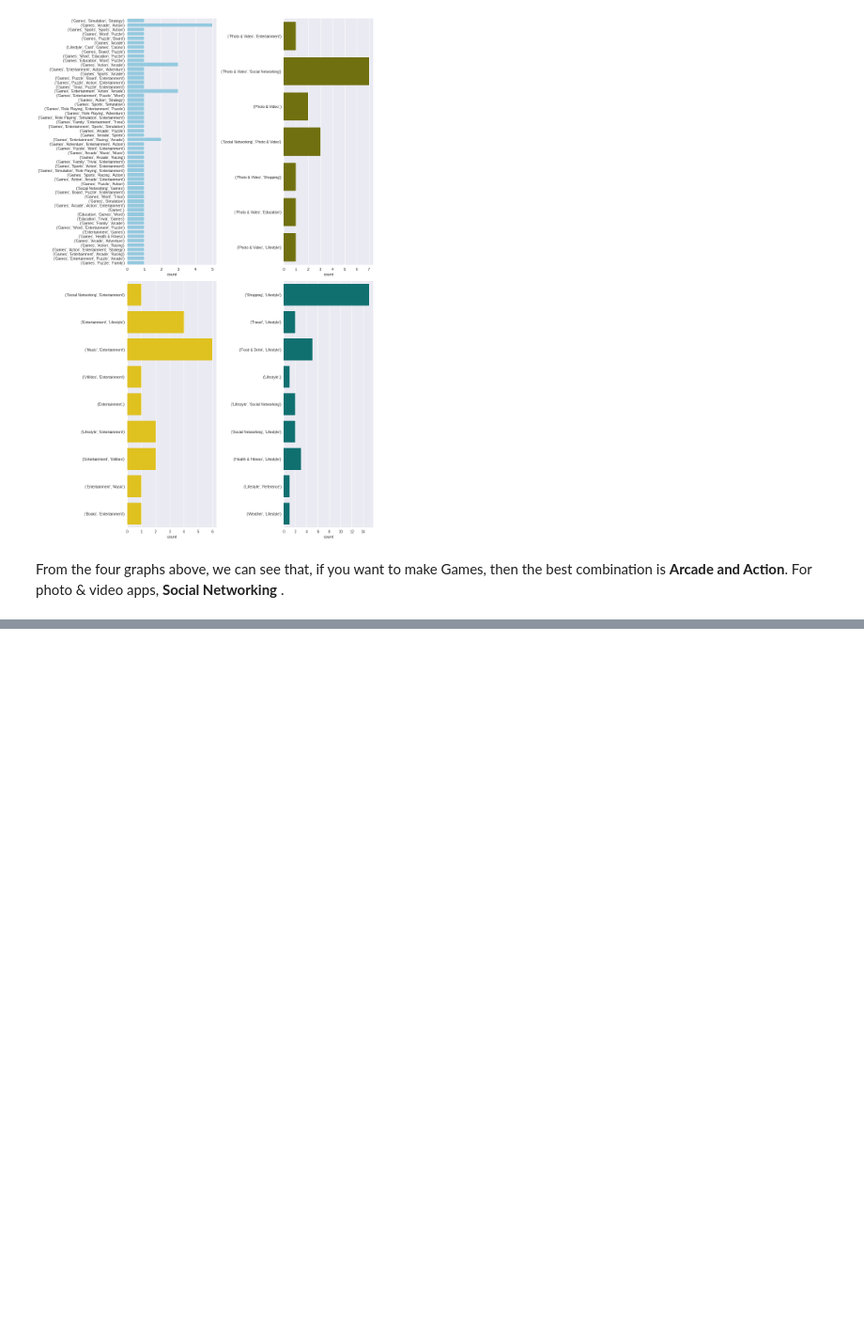
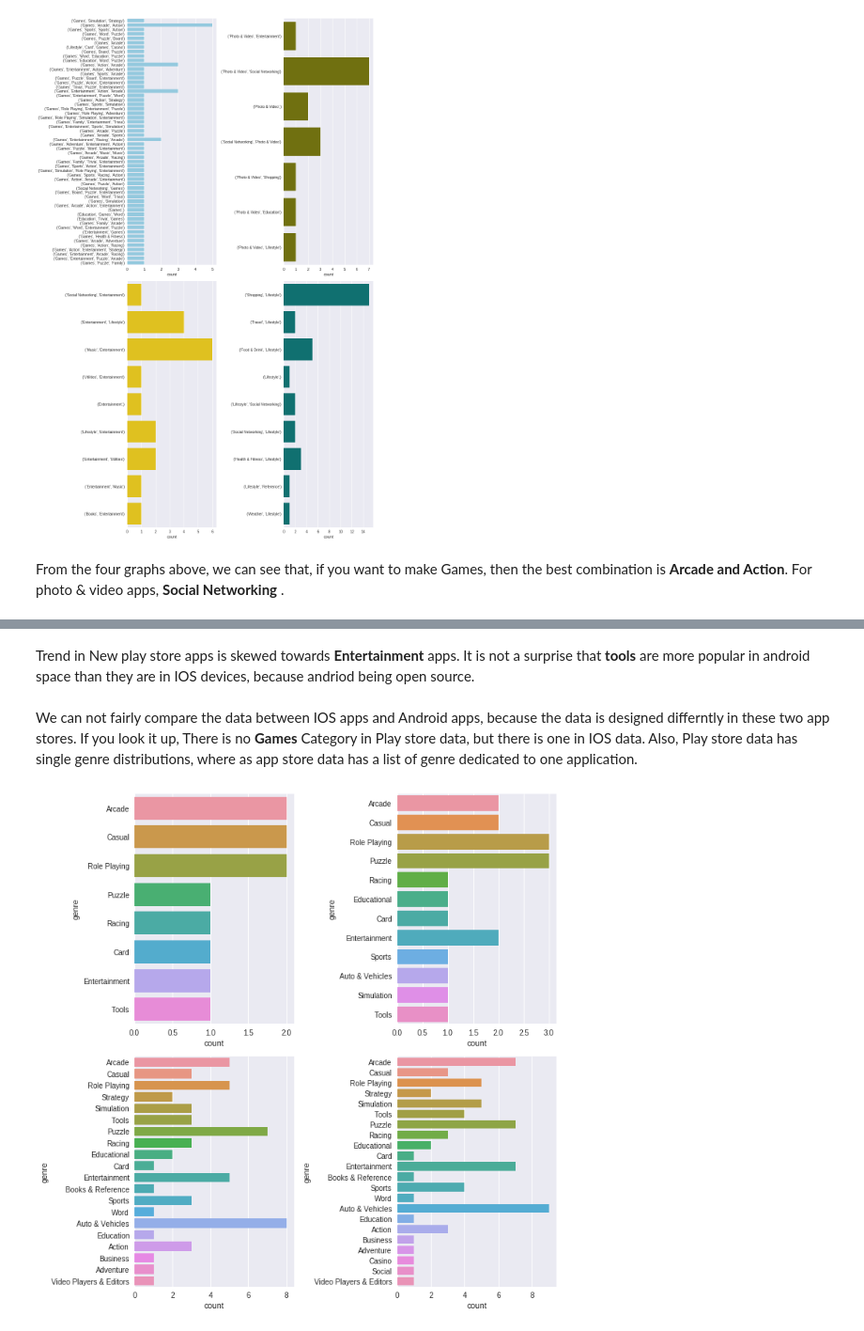
Before and after one commit to kevinpatelco/App_Trends, a Jupyter notebook: App_Trends.ipynb, the cells around one changed output, grey strips where cells are left out. Shown at 94% size. Saved outputs shown, nothing was run; the diff lists cells and outputs as text; code cells hidden in the pictures; blank space fills up the shorter version.

```diff
--- a/App_Trends.ipynb
+++ b/App_Trends.ipynb
@@ -163,0 +194,28 @@ NameError: ignored
+# %% [markdown]
+Trend in New play store apps is skewed towards **Entertainment** apps. It is not a surprise that **tools** are more popular in android space than they are in IOS devices, because andriod being open source.
+# %% [markdown]
+We can not fairly compare the data between IOS apps and Android apps, because the data is designed differntly in these two app stores. If you look it up, There is no **Games** Category in Play store data, but there is one in IOS data. Also, Play store data has single genre distributions, where as app store data has a list of genre dedicated to one application.
+# %%
+#Find apps with greater than 1000000 installs
+new_free_play_min_installs_1000000 = new_free_play[new_free_play.minInstalls >= 1000000]
+
+#Find apps with greater than 500000 installs
+new_free_play_min_installs_500000 = new_free_play[new_free_play.minInstalls >= 500000]
+
+#Find apps with greater than 100000 installs
+new_free_play_min_installs_100000 = new_free_play[new_free_play.minInstalls >= 100000]
+
+#Find apps with greater than 50000 installs
+new_free_play_min_installs_50000 = new_free_play[new_free_play.minInstalls >= 50000]
+
+#Plot the outcome
+f, axes = plt.subplots(2,2, figsize= (10,10))
+sns.countplot(y= new_free_play_min_installs_1000000['genre'], ax = axes[0,0])
+sns.countplot(y= new_free_play_min_installs_500000['genre'],  ax = axes[0,1])
+sns.countplot(y= new_free_play_min_installs_100000['genre'],  ax = axes[1,0])
+sns.countplot(y= new_free_play_min_installs_50000['genre'],   ax = axes[1,1])
+
+plt.tight_layout()
+plt.show()
+# %% [output]
+[figure, added]
```
Also changed, not shown: parts of 6 cells of this notebook.
